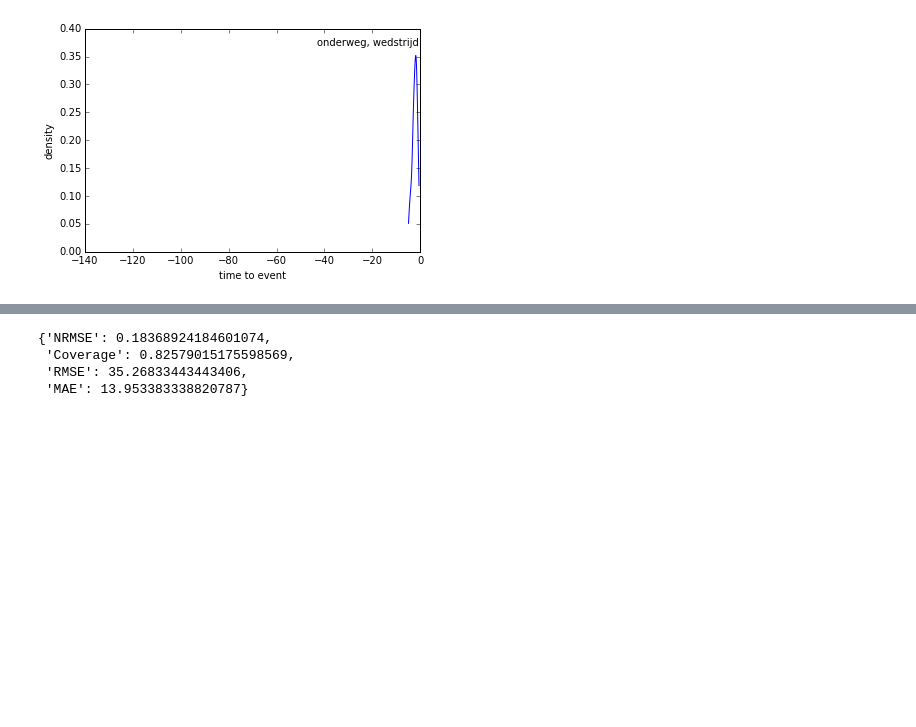
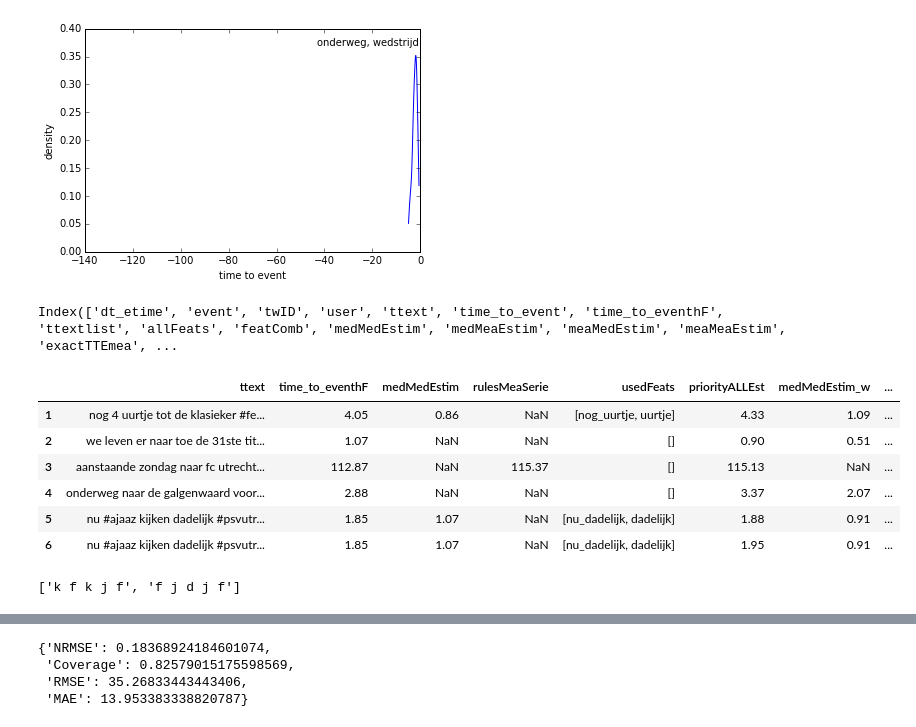
Before and after one commit to ahurriyetoglu/tte_estimation, a Jupyter notebook: WordTimeSeries.ipynb, the cells around one changed output, grey strips where cells are left out. Saved outputs shown, nothing was run; the diff lists cells and outputs as text; code cells hidden in the pictures; blank space fills up the shorter version.

```diff
--- a/WordTimeSeries.ipynb
+++ b/WordTimeSeries.ipynb
@@ -2710,3 +2709,7 @@ plt.axis([-140, 0, 0, 0.40]), plt.xlabel('time to event'), plt.ylabel('density')
  <matplotlib.text.Text at 0x...>,
  None)
 [figure]
+# %%
+tstResultDFT.columns
+# %% [output]
+Index(['dt_etime', 'event', 'twID', 'user', 'ttext', 'time_to_event', 'time_to_eventhF', 'ttextlist', 'allFeats', 'featComb', 'medMedEstim', 'medMeaEstim', 'meaMedEstim', 'meaMeaEstim', 'exactTTEmea', ...
@@ -2712,0 +2718,25 @@ plt.axis([-140, 0, 0, 0.40]), plt.xlabel('time to event'), plt.ylabel('density')
+# %%
+includeColumns = ['ttext', 'time_to_eventhF', 'medMedEstim', 'rulesMeaSerie', 'usedFeats', 'priorityALLEst', 'medMedEstim_w', 'usedFeats_w']
+sampleTweets = resultsDFTRWHist2J[(resultsDFTRWHist2J.ttext.str.contains("onderweg naar de galgenwaard voor de wedstrijd fc utrecht feyenoord")) | \
+             (resultsDFTRWHist2J.ttext.str.contains("we leven er naar toe de 31ste titel wij zitten er klaar voor #tweaja")) | \
+             (resultsDFTRWHist2J.ttext.str.contains("nog 4 uurtje tot de klasieker #feyaja volgen via radio want ik ben @ work")) | \
+             (resultsDFTRWHist2J.ttext.str.contains("nu #ajaaz kijken dadelijk #psvutr kijken")) | \
+             (resultsDFTRWHist2J.ttext.str.contains("aanstaande zondag naar fc utrecht-afc ajax #utraja \#afcajax")) \
+             ][includeColumns]
+fcols = ['time_to_eventhF', 'medMedEstim', 'rulesMeaSerie', 'priorityALLEst', 'medMedEstim_w']
+sampleTweets[fcols]=sampleTweets[fcols].apply(lambda x: np.abs(np.round(x,2)))
+sampleTweets.index = [1,2,3,4,5,6]
+sampleTweets['RFeats'] = pd.Series([np.nan,np.nan,'aanstande zondag',np.nan,np.nan,np.nan],index=[1,2,3,4,5,6])
+sampleTweets
+# %% [output]
+|  | ttext | time_to_eventhF | medMedEstim | rulesMeaSerie | usedFeats | priorityALLEst | medMedEstim_w | ... |
+| 1 | nog 4 uurtje tot de klasieker #fe... | 4.05 | 0.86 | NaN | [nog_uurtje, uurtje] | 4.33 | 1.09 | ... |
+| 2 | we leven er naar toe de 31ste tit... | 1.07 | NaN | NaN | [] | 0.90 | 0.51 | ... |
+| 3 | aanstaande zondag naar fc utrecht... | 112.87 | NaN | 115.37 | [] | 115.13 | NaN | ... |
+| 4 | onderweg naar de galgenwaard voor... | 2.88 | NaN | NaN | [] | 3.37 | 2.07 | ... |
+| 5 | nu #ajaaz kijken dadelijk #psvutr... | 1.85 | 1.07 | NaN | [nu_dadelijk, dadelijk] | 1.88 | 0.91 | ... |
+| 6 | nu #ajaaz kijken dadelijk #psvutr... | 1.85 | 1.07 | NaN | [nu_dadelijk, dadelijk] | 1.95 | 0.91 | ... |
+# %%
+[' '.join(ss) for ss in "kfkjf_fjdjf".split('_')]
+# %% [output]
+['k f k j f', 'f j d j f']
```
Also changed, not shown: parts of 34 cells of this notebook.
